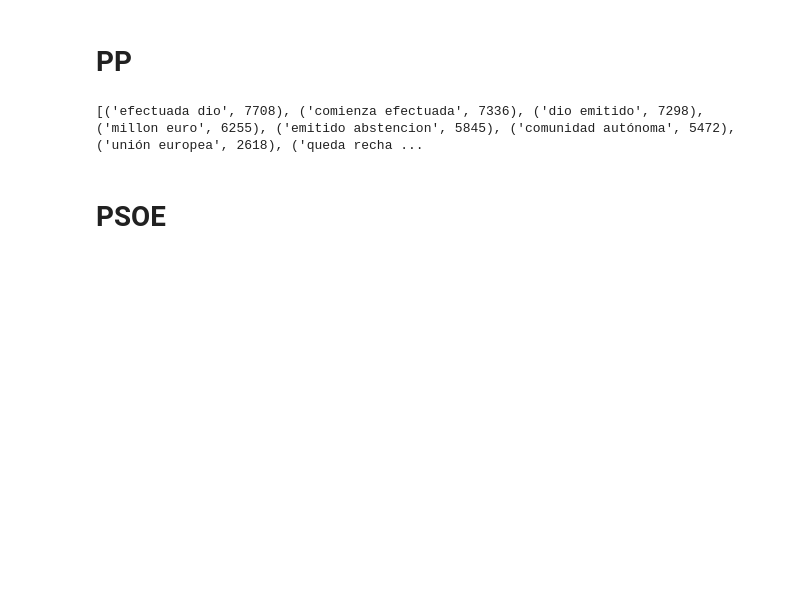
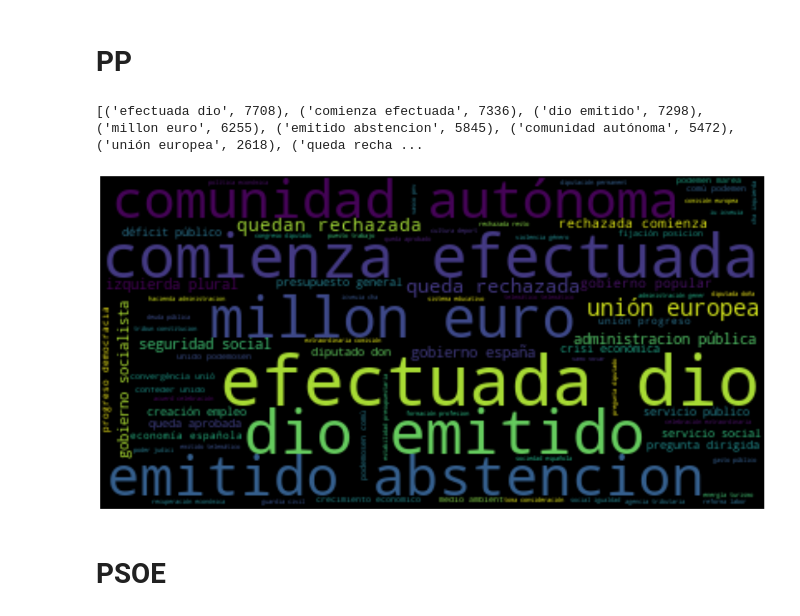
Before and after one commit to LCaravaggio/politext, a Jupyter notebook: Nuevas_Ideas_Politext.ipynb, the cells around one changed output. Cells and saved outputs as stored; diff of their text form; code cells hidden in the pictures; blank space fills up the shorter version.

```diff
--- a/Nuevas_Ideas_Politext.ipynb
+++ b/Nuevas_Ideas_Politext.ipynb
@@ -98,7 +97,7 @@ pp=base[base['party'] == 'PP']
 # %%
 from sklearn.feature_extraction.text import CountVectorizer
 # %%
-cv=CountVectorizer(ngram_range=[2,2], max_features=200, stop_words=stopwords, max_df=0.99, min_df=0.001)
+cv=CountVectorizer(ngram_range=[2,2], max_features=200, stop_words=stopwords, max_df=0.95, min_df=0.001)
 # %%
 vec = cv.fit(pp['tokens'])
 # %%
@@ -111,6 +110,18 @@ words_freq =sorted(words_freq, key = lambda x: x[1], reverse=True)
 print(words_freq[:-40])
 # %% [output]
 [('efectuada dio', 7708), ('comienza efectuada', 7336), ('dio emitido', 7298), ('millon euro', 6255), ('emitido abstencion', 5845), ('comunidad autónoma', 5472), ('unión europea', 2618), ('queda recha ...
+# %%
+tuples = [tuple(x) for x in words_freq]
+# %%
+from wordcloud import WordCloud
+import matplotlib.pyplot as plt
+wordcloud = WordCloud().generate_from_frequencies(dict(tuples))
+plt.figure(figsize=(20,10))
+plt.imshow(wordcloud, interpolation='bilinear')
+plt.axis("off")
+plt.show()
+# %% [output]
+[figure, added]
 # %% [markdown]
 # PSOE
 # %%
```
Also changed, not shown: parts of 9 cells of this notebook.
